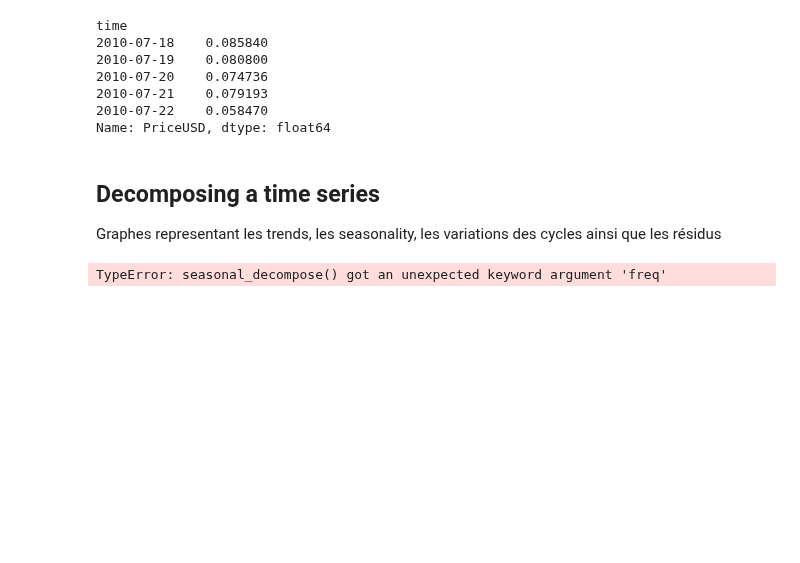
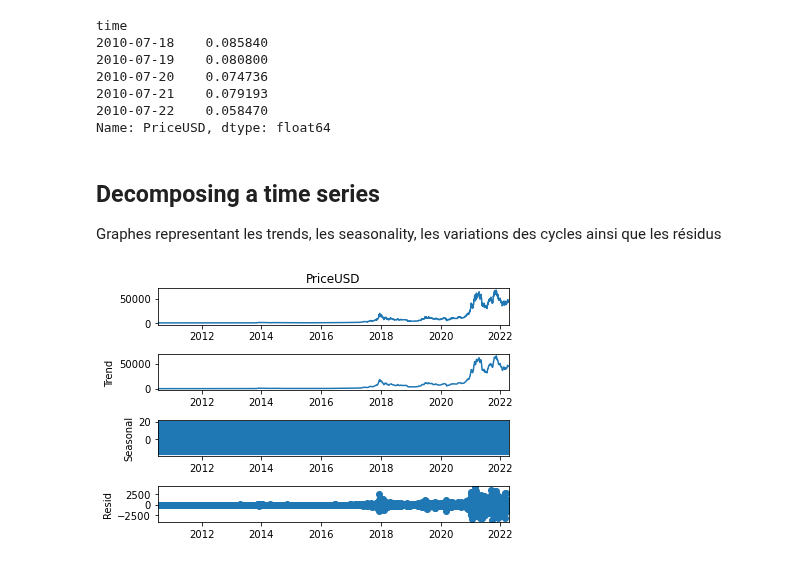
Before and after one commit to Massimo2003/BitcoinProject, a Jupyter notebook: COINMETRICS/MarcheFinanciers.ipynb, the cells around one changed output. Saved outputs shown, nothing was run; the diff lists cells and outputs as text; code cells hidden in the pictures; blank space fills up the shorter version.

```diff
--- a/COINMETRICS/MarcheFinanciers.ipynb
+++ b/COINMETRICS/MarcheFinanciers.ipynb
@@ -304,7 +304,7 @@ Name: PriceUSD, dtype: float64
 ## Decomposing a time series
 Graphes representant les trends, les seasonality, les variations des cycles ainsi que les résidus
 # %%
-additive_model = seasonal_decompose(PUSD_no_nan, freq = 60, model='additive')
+additive_model = seasonal_decompose(PUSD_no_nan, model='additive')
 additive_model.plot();
 # %% [output]
-TypeError: seasonal_decompose() got an unexpected keyword argument 'freq'
+[figure, added]
```
